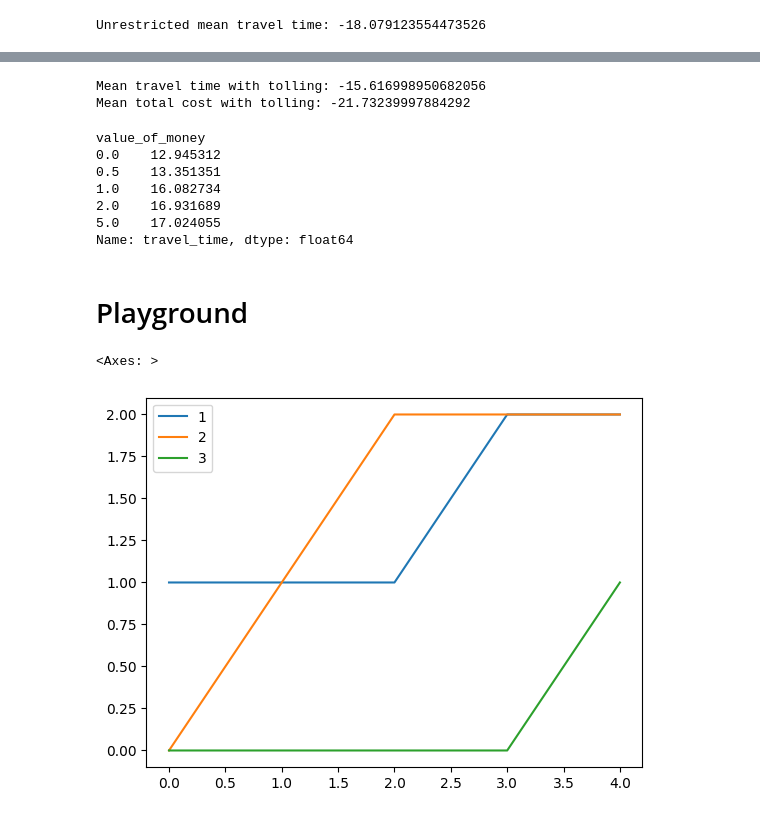
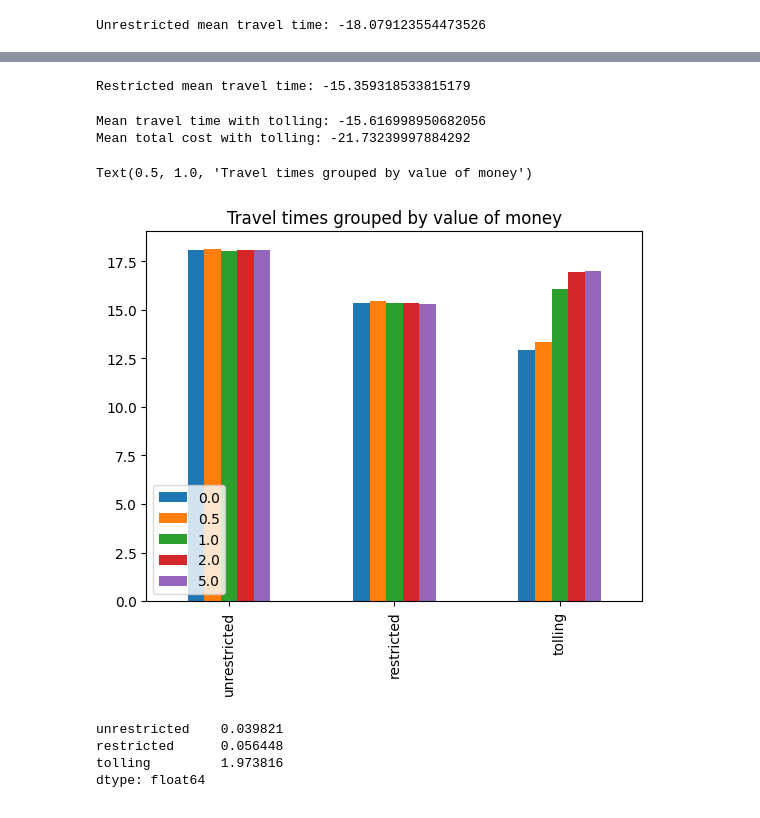
Before and after one commit to michoest/aamas-2024, a Jupyter notebook: src/traffic/v3/single_braess.ipynb, the cells around one changed output, grey strips where cells are left out. Drawn from its saved outputs; the diff is of its cells as text; code cells hidden in the pictures.

```diff
--- a/src/traffic/v3/single_braess.ipynb
+++ b/src/traffic/v3/single_braess.ipynb
@@ -183,3 +173,19 @@ Name: travel_time, dtype: float64
+# %%
+number_of_steps = 1000
+
+network = create_braess_network(capacity=13)
+cars = create_cars(network, car_counts={(0, 3): 30})
+
+# Assign different value_of_money to cars
+change_value_of_money(cars, [0.0, 0.5, 1.0, 2.0, 5.0])
+
+# Run restricted
+model = TrafficModel(network, cars)
+model.set_edge_restriction((1, 2), False)
+_, car_stats_restricted = model.run_sequentially(number_of_steps, show_progress=False)
+print(f'Restricted mean travel time: {(-car_stats_restricted["travel_time"]).mean()}')
+# %% [output]
+Restricted mean travel time: -15.359318533815179
 # %%
 number_of_steps = 1000
 
@@ -197,15 +203,3 @@ print(f'Mean total cost with tolling: {(-car_stats_tolling["total_cost"]).mean()
 # %% [output]
 Mean travel time with tolling: -15.616998950682056
 Mean total cost with tolling: -21.73239997884292
-# %%
-car_stats_tolling.groupby('value_of_money')['travel_time'].mean()
-# %% [output]
-value_of_money
-0.0    12.945312
-0.5    13.351351
-1.0    16.082734
-2.0    16.931689
-5.0    17.024055
-Name: travel_time, dtype: float64
-# %% [markdown]
-# Playground
@@ -214,5 +206,20 @@ df = pd.DataFrame({'X': [1, 2, 2, 1, 3]})
-# %%
-pd.DataFrame({x: df['X'] == x for x in df['X'].unique()}).cumsum().plot()
-# %% [output]
-<Axes: >
-[figure, removed]
+# %%
+u = car_stats_unrestricted.groupby('value_of_money')['travel_time'].mean()
+r = car_stats_restricted.groupby('value_of_money')['travel_time'].mean()
+t = car_stats_tolling.groupby('value_of_money')['travel_time'].mean()
+
+travel_times = pd.concat([u, r, t], keys=['unrestricted', 'restricted', 'tolling'], axis=1)
+# %%
+ax = travel_times.transpose().plot(kind='bar')
+ax.legend(loc='lower left')
+ax.set_title('Travel times grouped by value of money')
+# %% [output]
+Text(0.5, 1.0, 'Travel times grouped by value of money')
+[figure, added]
+# %%
+travel_times.std()
+# %% [output]
+unrestricted    0.039821
+restricted      0.056448
+tolling         1.973816
+dtype: float64
```
Also changed, not shown: parts of 2 cells of this notebook.
